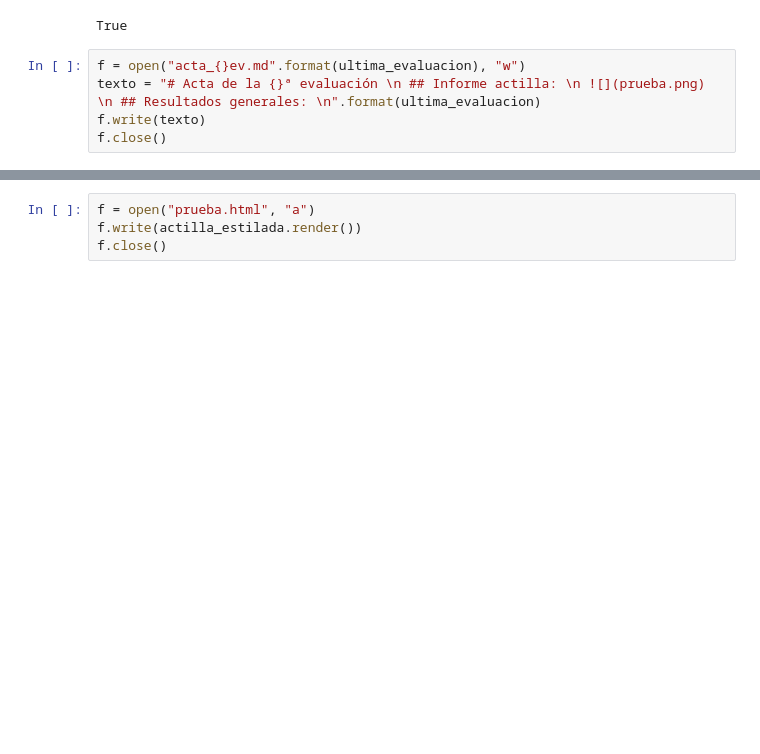
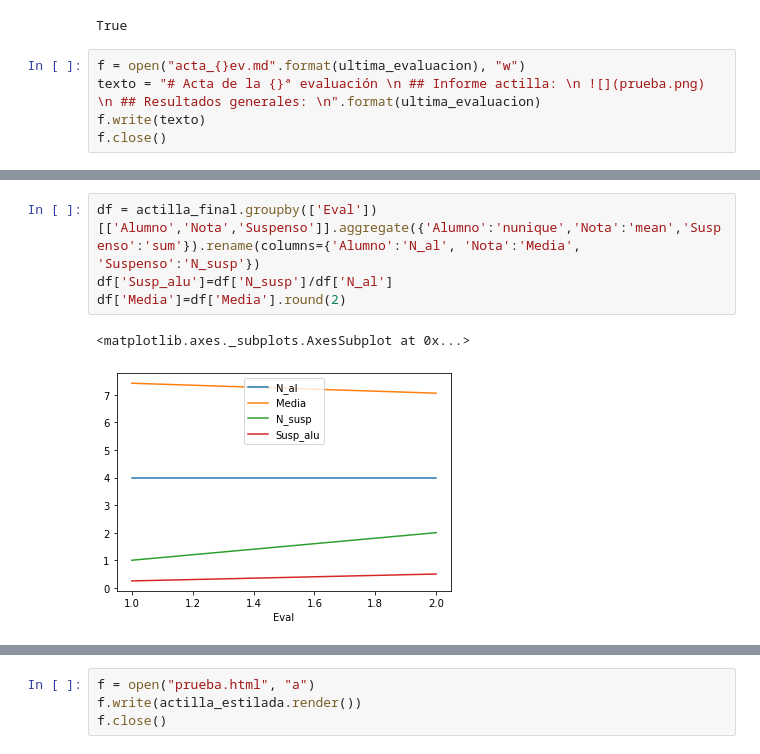
Before and after one commit to crdguez/mat4ac, a Jupyter notebook: notebooks/est_evaluacion_2021.ipynb, the cells around one changed output, grey strips where cells are left out. Saved outputs shown, nothing was run; the diff lists cells and outputs as text; blank space fills up the shorter version.

```diff
--- a/notebooks/est_evaluacion_2021.ipynb
+++ b/notebooks/est_evaluacion_2021.ipynb
@@ -230,3 +231,10 @@ df
 | Eval |  |  |  |  |
 | 1 | 4 | 7.4 | 1 | 0.2 |
 | 2 | 4 | 7.1 | 2 | 0.5 |
+# %%
+df = actilla_final.groupby(['Eval'])[['Alumno','Nota','Suspenso']].aggregate({'Alumno':'nunique','Nota':'mean','Suspenso':'sum'}).rename(columns={'Alumno':'N_al', 'Nota':'Media', 'Suspenso':'N_susp'})
+df['Susp_alu']=df['N_susp']/df['N_al']
+df['Media']=df['Media'].round(2)
+# %% [output]
+<matplotlib.axes._subplots.AxesSubplot at 0x...>
+[figure, added]
```
Also changed, not shown: parts of 4 cells of this notebook.
